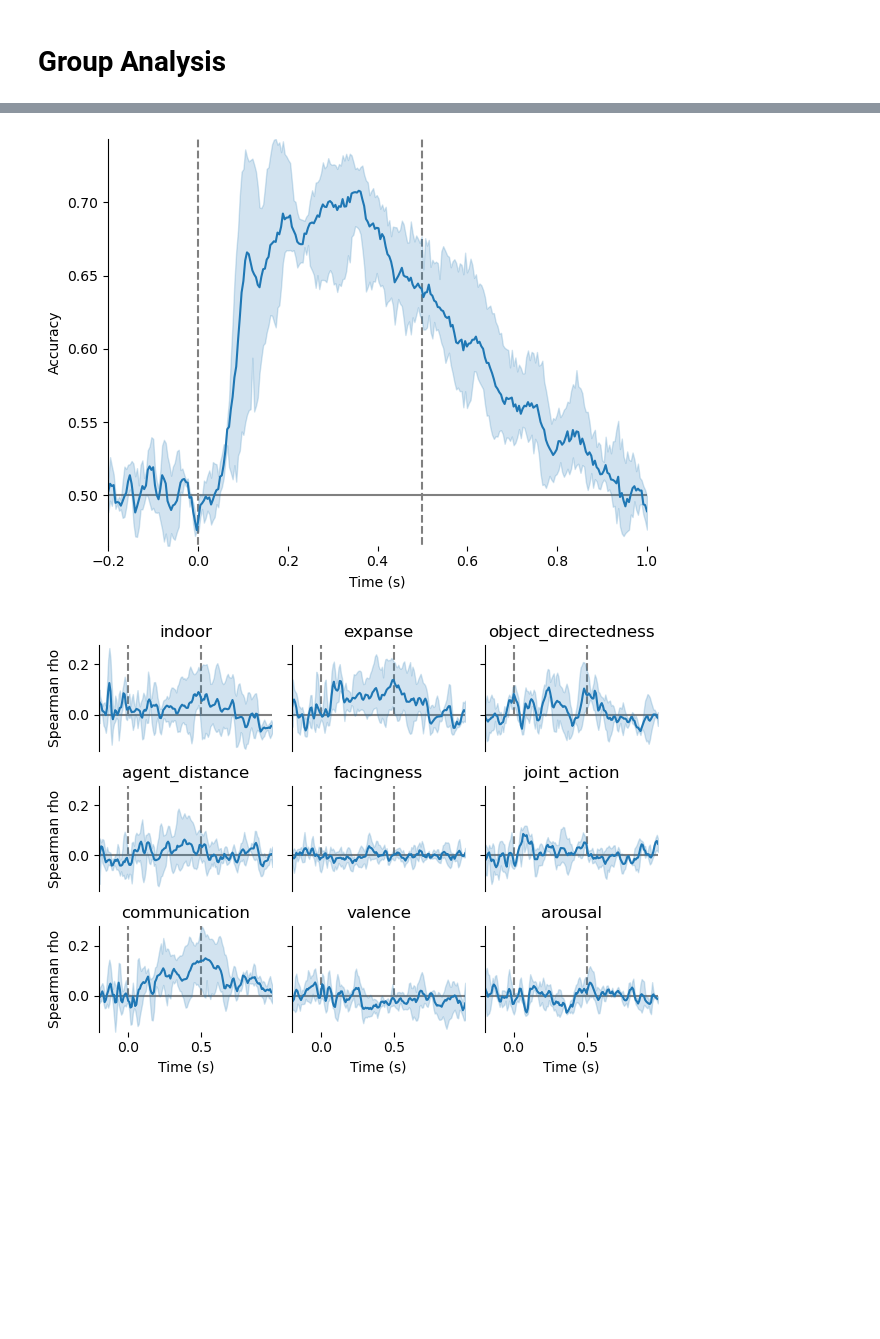
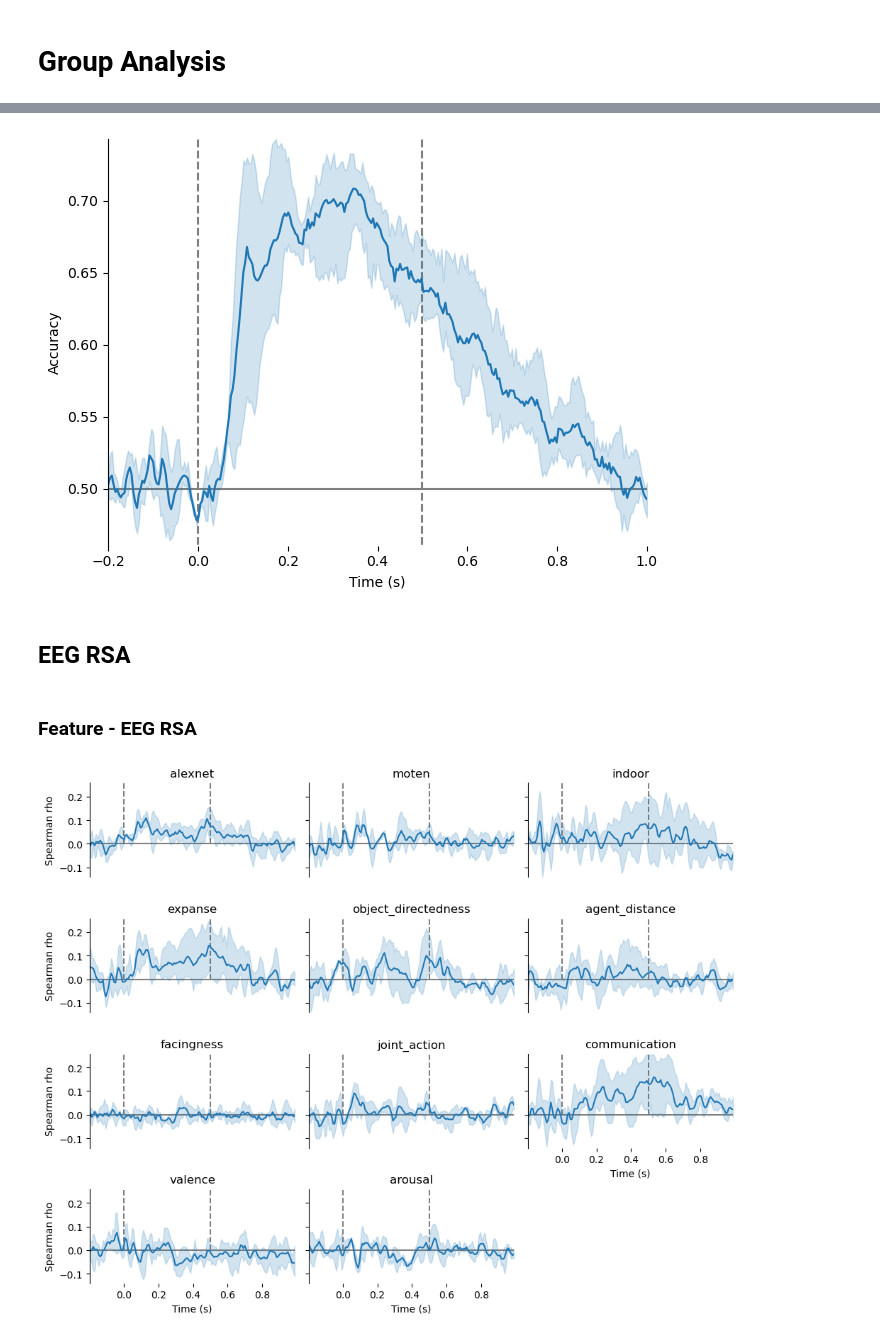
Before and after one commit to Isik-lab/SIEEG_analysis, a Jupyter notebook: notebooks/group_analysis.ipynb, the cells around one changed output, grey strips where cells are left out. Saved outputs shown, nothing was run; the diff lists cells and outputs as text; code cells hidden in the pictures; blank space fills up the shorter version.

```diff
--- a/notebooks/group_analysis.ipynb
+++ b/notebooks/group_analysis.ipynb
@@ -18,9 +19,10 @@ Path(figure_path).mkdir(parents=True, exist_ok=True)
 rois = ['EVC', 'MT', 'EBA',
         'LOC', 'FFA', 'PPA',
         'pSTS', 'face-pSTS', 'aSTS']
-features = ['indoor', 'expanse', 'object_directedness',
-                 'agent_distance', 'facingness', 'joint_action',
-                 'communication', 'valence', 'arousal']
+features = ['alexnet', 'moten', 'indoor',
+                 'expanse', 'object_directedness', 'agent_distance',
+                 'facingness', 'joint_action', 'communication',
+                 'valence', 'arousal']
 # %%
 def load_files(files, cat=None, cat_order=None):
     group = []
@@ -36,3 +38,12 @@ def load_files(files, cat=None, cat_order=None):
         cat_type = pd.CategoricalDtype(categories=cat_order, ordered=True)
         group[cat] = group[cat].astype(cat_type)
     return group
+
+def trim_axs(axs, N):
+    """
+    Reduce *axs* to *N* Axes. All further Axes are removed from the figure.
+    """
+    axs = axs.flat
+    for ax in axs[N:]:
+        ax.remove()
+    return axs[:N]
@@ -45,6 +52,6 @@ fMRI_rsa = load_files(glob(f'{input_path}/*fMRI-rsa.csv'),
 # %%
+pairwise_decoding = load_files(glob(f'{input_path}/EEG_RSA/*pairwise-decoding.csv'))
 decoding_avg = pairwise_decoding.groupby(['time', 'subj']).mean(numeric_only=True).reset_index()
-feature_group = feature_rsa.groupby('feature')
 _, ax = plt.subplots()
 ymin, ymax = decoding_avg['accuracy'].min(), decoding_avg['accuracy'].max()
 sns.lineplot(x='time', y='accuracy', data=decoding_avg, ax=ax)
@@ -62,35 +69,45 @@ ax.spines['bottom'].set_visible(False)
 plt.tight_layout()
 plt.savefig(f'{figure_path}/pairwise-decoding.png')
 # %% [output]
-[figure, old version]
+[figure, new version]
+# %% [markdown]
+## EEG RSA
+# %% [markdown]
+### Feature - EEG RSA
 # %%
-feature_group = feature_rsa.groupby('feature')
-_, axes = plt.subplots(3, 3, sharey=True, sharex=True)
+rsa = load_files(glob(f'{input_path}/EEG_RSA/*feature-rsa.csv'),
+                         cat='feature', cat_order=features)
+feature_group = rsa.groupby('feature')
+_, axes = plt.subplots(int(np.ceil(len(features)/3)), 3,
+                       figsize=(10,8),
+                       sharey=True, constrained_layout=True)
 axes = axes.flatten()
-ymin, ymax = feature_rsa['Spearman rho'].min(), feature_rsa['Spearman rho'].max()
+trim_axs(axes, len(features))
+ymin, ymax = rsa['Spearman rho'].min(), rsa['Spearman rho'].max()
 for ax, (feature, time_corr) in zip(axes, feature_group):
     sns.lineplot(x='time', y='Spearman rho', data=time_corr, ax=ax)
-    if feature in ['indoor', 'agent_distance', 'communication']:
+    if feature in ['alexnet', 'expanse', 'facingness', 'valence']:
         ax.set_ylabel('Spearman rho')
     else:
         ax.set_ylabel('')
 
     if feature in ['communication', 'valence', 'arousal']:
         ax.set_xlabel('Time (s)')
     else:
         ax.set_xlabel('')
+        ax.set_xticklabels([])
         ax.tick_params(axis='x', which='both', length=0)
     ax.vlines(x=[0, 0.5], ymin=0, ymax=ymax,
             colors='gray', linestyles='dashed', zorder=0)
     ax.hlines(y=0, xmin=time_corr.time.min(), xmax=time_corr.time.max(),
             colors='gray', linestyles='solid', zorder=0)
     ax.set_xlim([time_corr.time.min(), time_corr.time.max()])
     ax.set_ylim([ymin, ymax])
     ax.spines['top'].set_visible(False)
     ax.spines['right'].set_visible(False)
     ax.spines['bottom'].set_visible(False)
     ax.set_title(feature)
 plt.tight_layout()
 plt.savefig(f'{figure_path}/feature-rsa.png')
 # %% [output]
-[figure, old version]
+[figure, new version]
```
Also changed, not shown: parts of 15 cells of this notebook, 4 other files.
